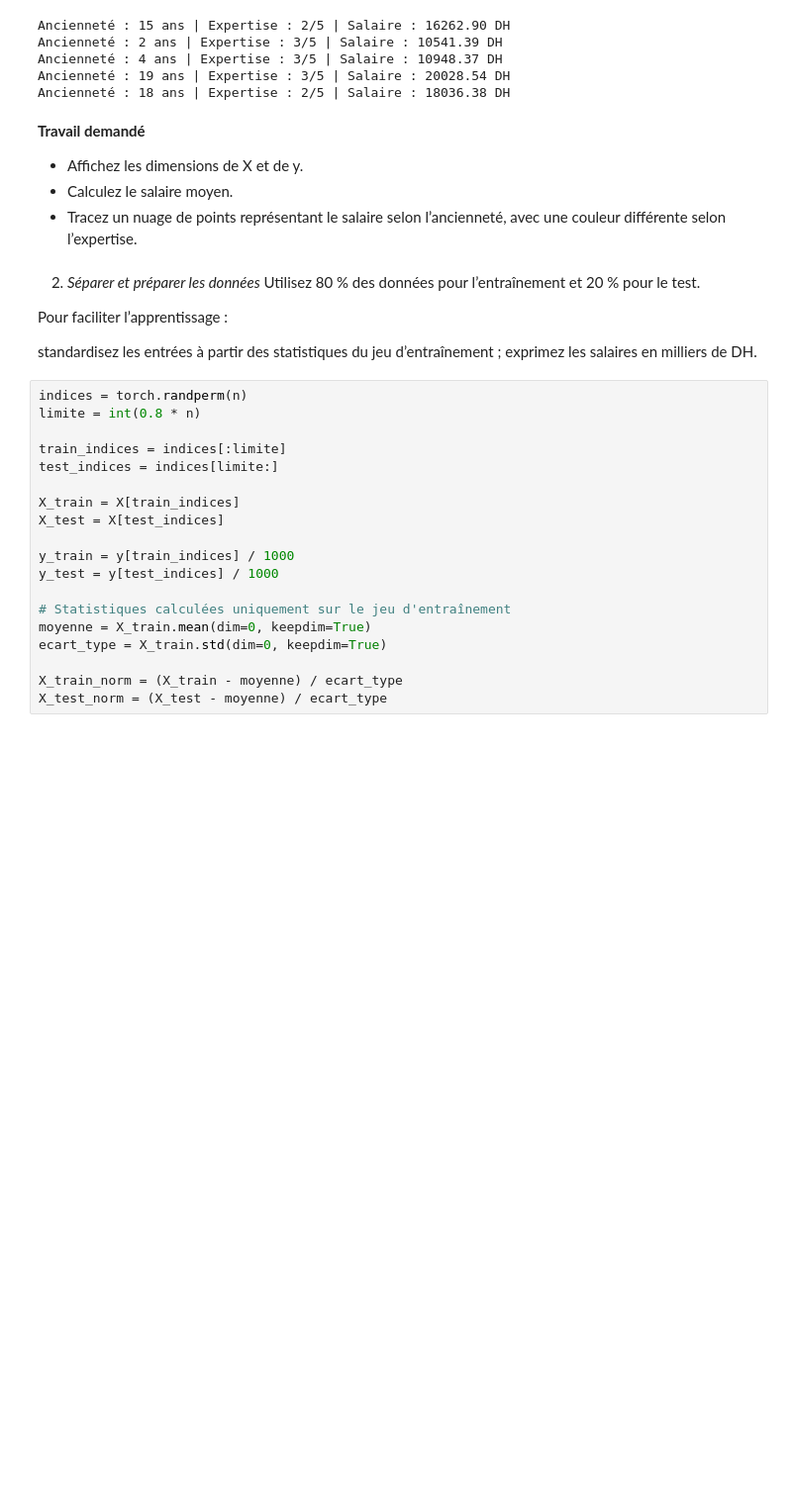
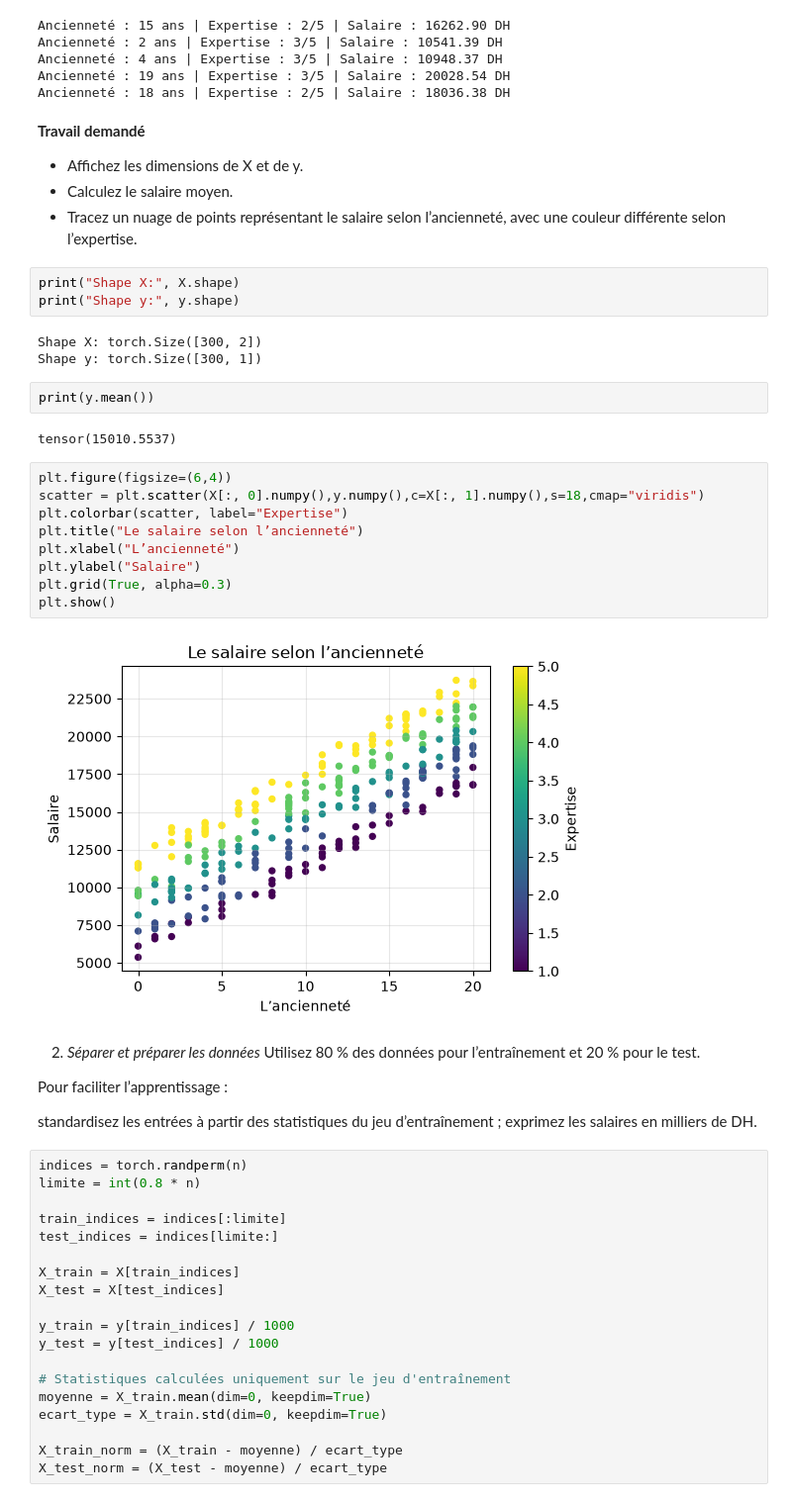
Before and after one commit to FukkaTsu00/IA_Generative__TPs, a Jupyter notebook: Tp1/Activité pratique Bases de Pytorch.ipynb, the cells around one changed output. Shown at 99% size. Saved outputs shown, nothing was run; the diff lists cells and outputs as text; blank space fills up the shorter version.

```diff
--- a/Tp1/Activité pratique Bases de Pytorch .ipynb
+++ b/Tp1/Activité pratique Bases de Pytorch.ipynb
@@ -737,6 +745,27 @@ Ancienneté : 18 ans | Expertise : 2/5 | Salaire : 18036.38 DH
 - Affichez les dimensions de X et de y.
 - Calculez le salaire moyen.
 - Tracez un nuage de points représentant le salaire selon l’ancienneté, avec une couleur différente selon l’expertise.
+# %%
+print("Shape X:", X.shape)
+print("Shape y:", y.shape)
+# %% [output]
+Shape X: torch.Size([300, 2])
+Shape y: torch.Size([300, 1])
+# %%
+print(y.mean())
+# %% [output]
+tensor(15010.5537)
+# %%
+plt.figure(figsize=(6,4))
+scatter = plt.scatter(X[:, 0].numpy(),y.numpy(),c=X[:, 1].numpy(),s=18,cmap="viridis")
+plt.colorbar(scatter, label="Expertise")
+plt.title("Le salaire selon l’ancienneté")
+plt.xlabel("L’ancienneté")
+plt.ylabel("Salaire")
+plt.grid(True, alpha=0.3)
+plt.show()
+# %% [output]
+[figure, added]
 # %% [markdown]
 2. *Séparer et préparer les données*
 Utilisez 80 % des données pour l’entraînement et 20 % pour le test.
```
Also changed, not shown: parts of 81 cells of this notebook, 27 other files.
